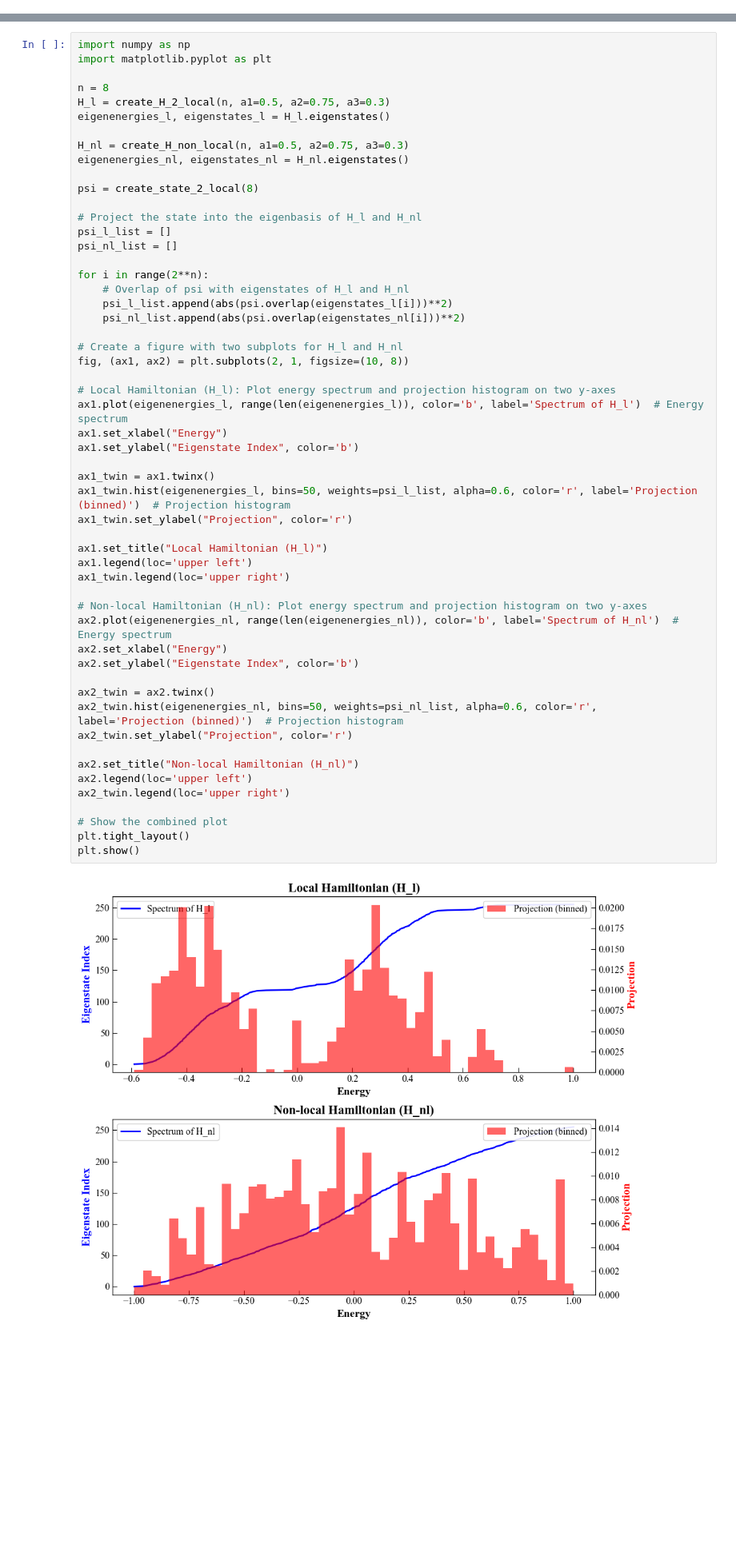
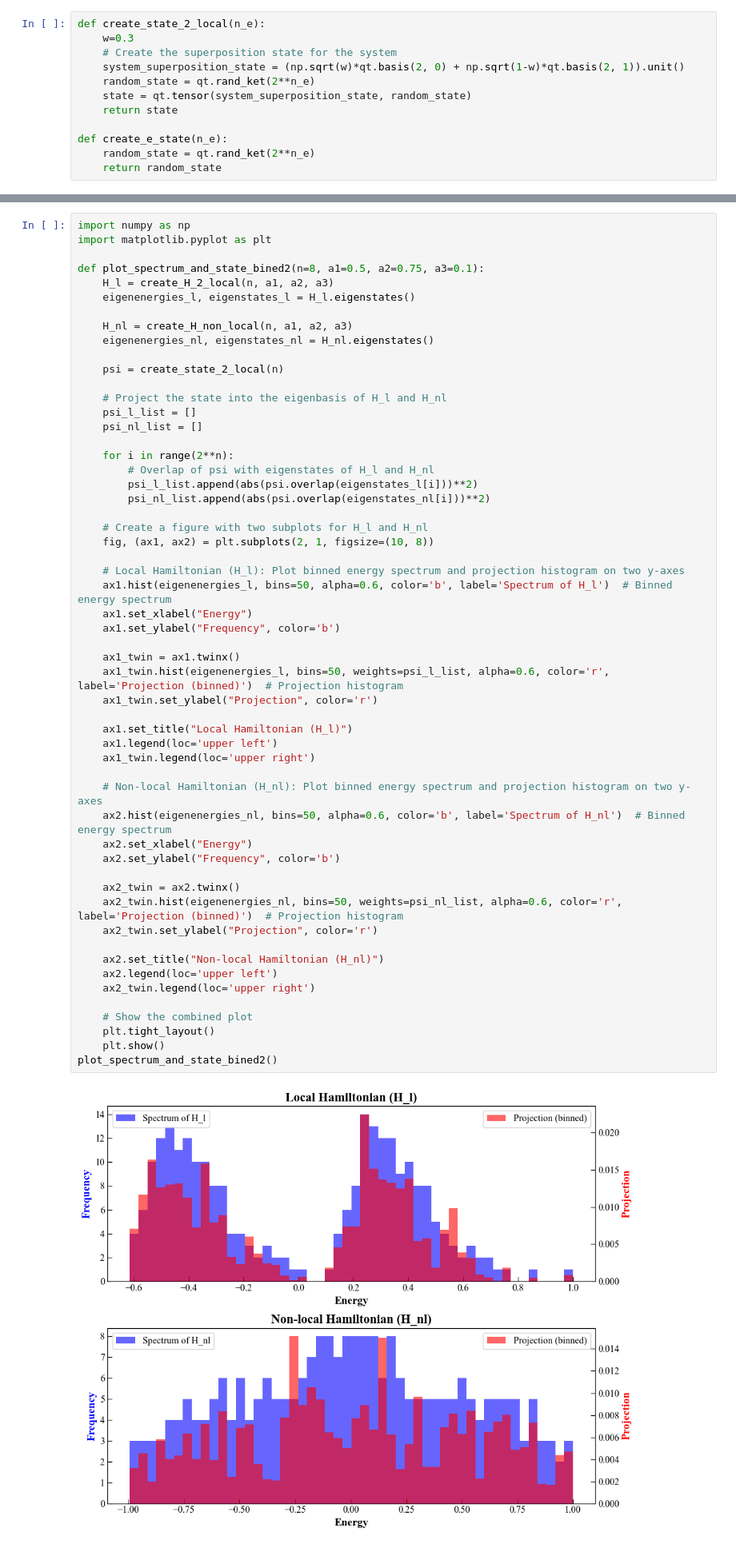
Before and after one commit to MarinAndreGirard/ACL, a Jupyter notebook: Working/2_locality_simu_other.ipynb, the cells around one changed output, grey strips where cells are left out. Shown at 80% size. Saved outputs shown, nothing was run; the diff lists cells and outputs as text; blank space fills up the shorter version.

Commit message:
A lot of exploration of spectrums. still trying to characterize H3 and explore its impact on scrambeling.

```diff
--- a/Working/2_locality_simu_other.ipynb
+++ b/Working/2_locality_simu_other.ipynb
@@ -300,0 +303,12 @@ def create_H_non_local(n,a1=0.5,a2=0.75,a3=0.2,system_mode=0,interaction_mode=0)
+# %%
+def create_state_2_local(n_e):
+    w=0.3
+    # Create the superposition state for the system
+    system_superposition_state = (np.sqrt(w)*qt.basis(2, 0) + np.sqrt(1-w)*qt.basis(2, 1)).unit()
+    random_state = qt.rand_ket(2**n_e)
+    state = qt.tensor(system_superposition_state, random_state)
+    return state
+
+def create_e_state(n_e):
+    random_state = qt.rand_ket(2**n_e)
+    return random_state
@@ -403,59 +759,60 @@ plt.show()
 # %%
 import numpy as np
 import matplotlib.pyplot as plt
 
-n = 8
-H_l = create_H_2_local(n, a1=0.5, a2=0.75, a3=0.3)
-eigenenergies_l, eigenstates_l = H_l.eigenstates()
+def plot_spectrum_and_state_bined2(n=8, a1=0.5, a2=0.75, a3=0.1):
+    H_l = create_H_2_local(n, a1, a2, a3)
+    eigenenergies_l, eigenstates_l = H_l.eigenstates()
 
-H_nl = create_H_non_local(n, a1=0.5, a2=0.75, a3=0.3)
-eigenenergies_nl, eigenstates_nl = H_nl.eigenstates()
+    H_nl = create_H_non_local(n, a1, a2, a3)
+    eigenenergies_nl, eigenstates_nl = H_nl.eigenstates()
 
-psi = create_state_2_local(8)
+    psi = create_state_2_local(n)
 
-# Project the state into the eigenbasis of H_l and H_nl
-psi_l_list = []
-psi_nl_list = []
+    # Project the state into the eigenbasis of H_l and H_nl
+    psi_l_list = []
+    psi_nl_list = []
 
-for i in range(2**n):
-    # Overlap of psi with eigenstates of H_l and H_nl
-    psi_l_list.append(abs(psi.overlap(eigenstates_l[i]))**2)
-    psi_nl_list.append(abs(psi.overlap(eigenstates_nl[i]))**2)
+    for i in range(2**n):
+        # Overlap of psi with eigenstates of H_l and H_nl
+        psi_l_list.append(abs(psi.overlap(eigenstates_l[i]))**2)
+        psi_nl_list.append(abs(psi.overlap(eigenstates_nl[i]))**2)
 
-# Create a figure with two subplots for H_l and H_nl
-fig, (ax1, ax2) = plt.subplots(2, 1, figsize=(10, 8))
+    # Create a figure with two subplots for H_l and H_nl
+    fig, (ax1, ax2) = plt.subplots(2, 1, figsize=(10, 8))
 
-# Local Hamiltonian (H_l): Plot energy spectrum and projection histogram on two y-axes
-ax1.plot(eigenenergies_l, range(len(eigenenergies_l)), color='b', label='Spectrum of H_l')  # Energy spectrum
-ax1.set_xlabel("Energy")
-ax1.set_ylabel("Eigenstate Index", color='b')
+    # Local Hamiltonian (H_l): Plot binned energy spectrum and projection histogram on two y-axes
+    ax1.hist(eigenenergies_l, bins=50, alpha=0.6, color='b', label='Spectrum of H_l')  # Binned energy spectrum
+    ax1.set_xlabel("Energy")
+    ax1.set_ylabel("Frequency", color='b')
 
-ax1_twin = ax1.twinx()
-ax1_twin.hist(eigenenergies_l, bins=50, weights=psi_l_list, alpha=0.6, color='r', label='Projection (binned)')  # Projection histogram
-ax1_twin.set_ylabel("Projection", color='r')
+    ax1_twin = ax1.twinx()
+    ax1_twin.hist(eigenenergies_l, bins=50, weights=psi_l_list, alpha=0.6, color='r', label='Projection (binned)')  # Projection histogram
+    ax1_twin.set_ylabel("Projection", color='r')
 
-ax1.set_title("Local Hamiltonian (H_l)")
-ax1.legend(loc='upper left')
-ax1_twin.legend(loc='upper right')
+    ax1.set_title("Local Hamiltonian (H_l)")
+    ax1.legend(loc='upper left')
+    ax1_twin.legend(loc='upper right')
 
-# Non-local Hamiltonian (H_nl): Plot energy spectrum and projection histogram on two y-axes
-ax2.plot(eigenenergies_nl, range(len(eigenenergies_nl)), color='b', label='Spectrum of H_nl')  # Energy spectrum
-ax2.set_xlabel("Energy")
-ax2.set_ylabel("Eigenstate Index", color='b')
+    # Non-local Hamiltonian (H_nl): Plot binned energy spectrum and projection histogram on two y-axes
+    ax2.hist(eigenenergies_nl, bins=50, alpha=0.6, color='b', label='Spectrum of H_nl')  # Binned energy spectrum
+    ax2.set_xlabel("Energy")
+    ax2.set_ylabel("Frequency", color='b')
 
-ax2_twin = ax2.twinx()
-ax2_twin.hist(eigenenergies_nl, bins=50, weights=psi_nl_list, alpha=0.6, color='r', label='Projection (binned)')  # Projection histogram
-ax2_twin.set_ylabel("Projection", color='r')
+    ax2_twin = ax2.twinx()
+    ax2_twin.hist(eigenenergies_nl, bins=50, weights=psi_nl_list, alpha=0.6, color='r', label='Projection (binned)')  # Projection histogram
+    ax2_twin.set_ylabel("Projection", color='r')
 
-ax2.set_title("Non-local Hamiltonian (H_nl)")
-ax2.legend(loc='upper left')
-ax2_twin.legend(loc='upper right')
+    ax2.set_title("Non-local Hamiltonian (H_nl)")
+    ax2.legend(loc='upper left')
+    ax2_twin.legend(loc='upper right')
 
-# Show the combined plot
-plt.tight_layout()
-plt.show()
+    # Show the combined plot
+    plt.tight_layout()
+    plt.show()
+plot_spectrum_and_state_bined2()
 # %% [output]
-[figure, old version]
+[figure, new version]
 # %%
 import numpy as np
 import matplotlib.pyplot as plt
```
Also changed, not shown: parts of 18 cells of this notebook, 7 other files.
